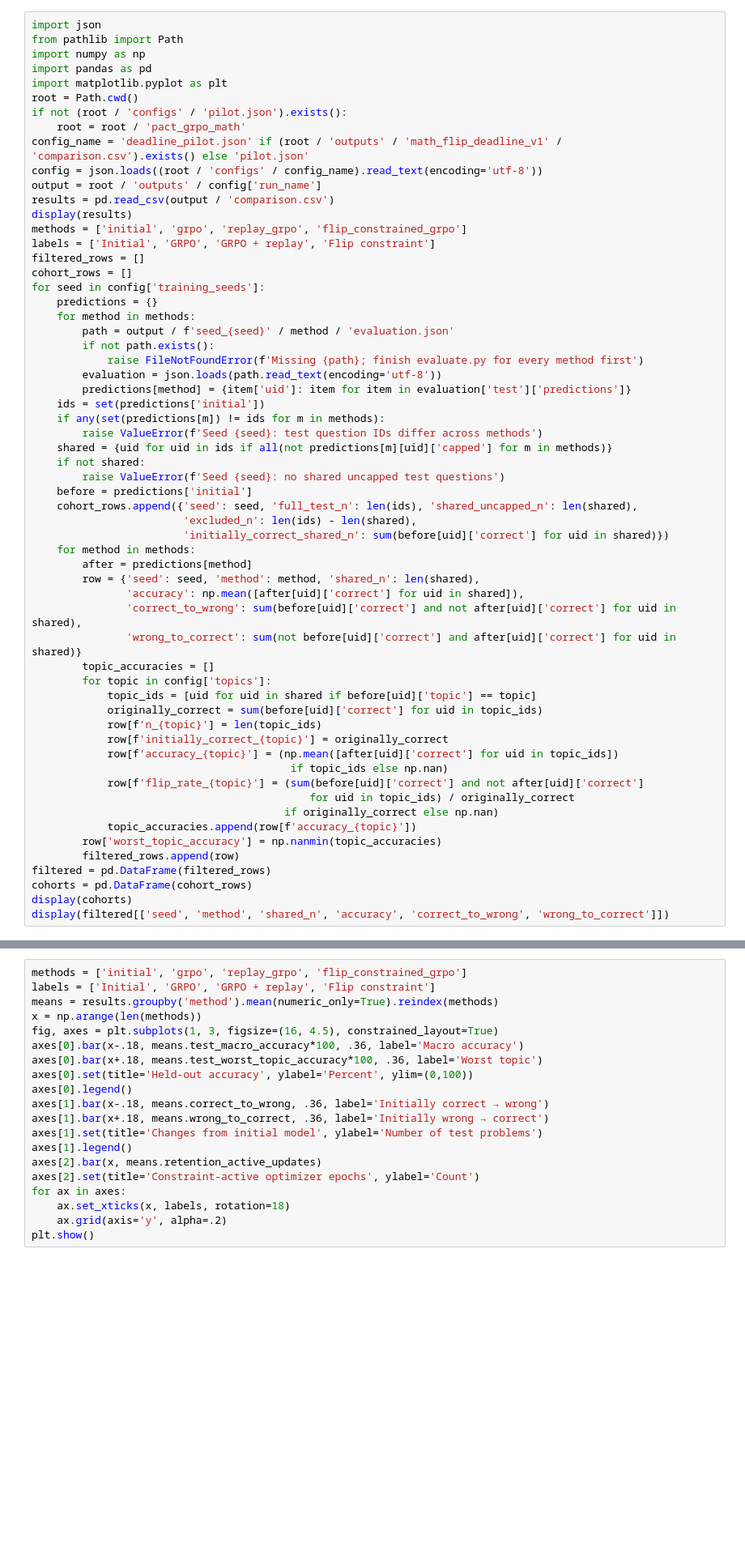
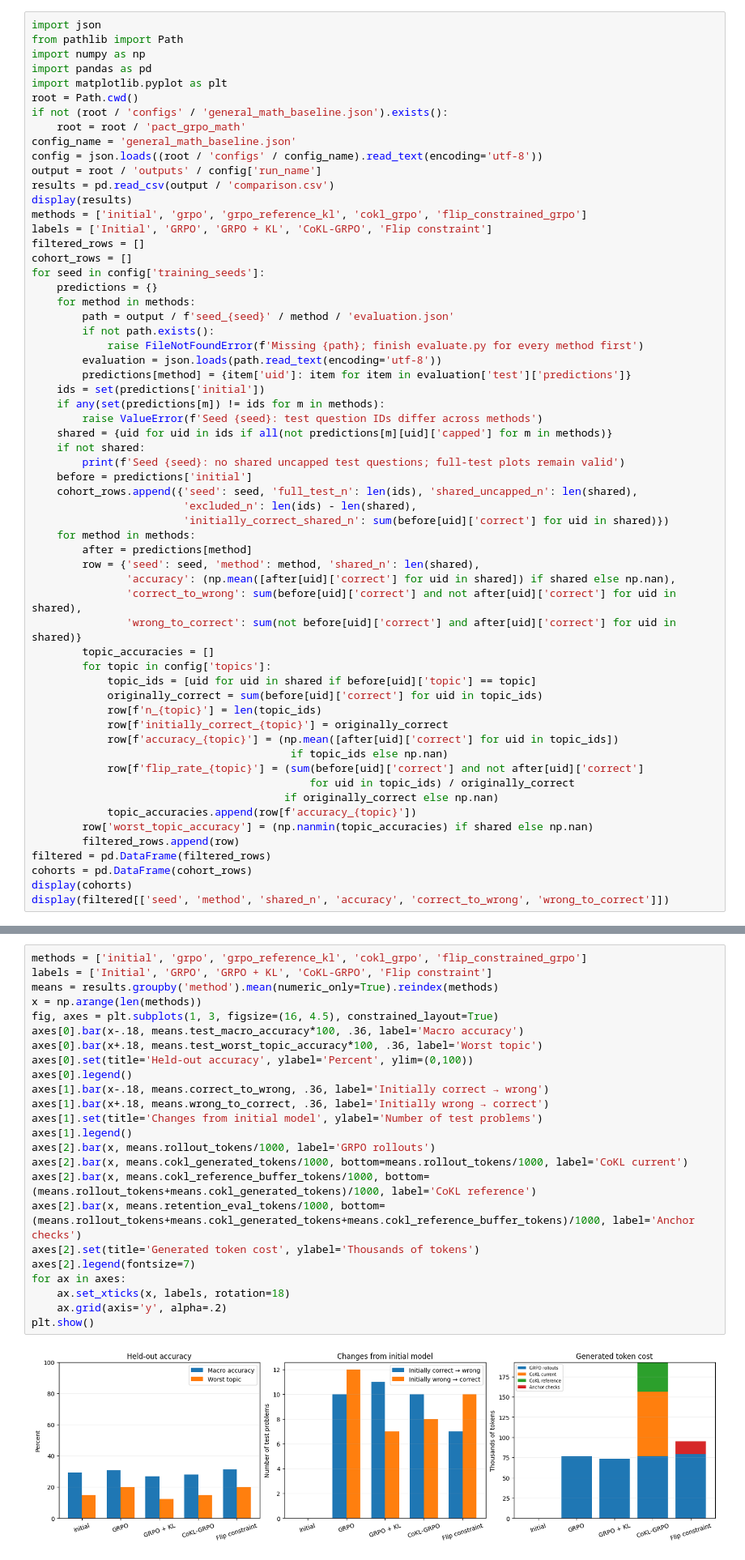
Before and after one commit to longbui125/UNDONE-MATH-post-training-with-a-flip-rate-constraint, a Jupyter notebook: visualize_results.ipynb, the cells around one changed output, grey strips where cells are left out. Shown at 81% size. Saved outputs shown, nothing was run; the diff lists cells and outputs as text; blank space fills up the shorter version.

Commit message:
Update multi-topic GRPO baselines and seed-42 results

```diff
--- a/visualize_results.ipynb
+++ b/visualize_results.ipynb
@@ -8,15 +8,15 @@ import numpy as np
 import pandas as pd
 import matplotlib.pyplot as plt
 root = Path.cwd()
-if not (root / 'configs' / 'pilot.json').exists():
+if not (root / 'configs' / 'general_math_baseline.json').exists():
     root = root / 'pact_grpo_math'
-config_name = 'deadline_pilot.json' if (root / 'outputs' / 'math_flip_deadline_v1' / 'comparison.csv').exists() else 'pilot.json'
+config_name = 'general_math_baseline.json'
 config = json.loads((root / 'configs' / config_name).read_text(encoding='utf-8'))
 output = root / 'outputs' / config['run_name']
 results = pd.read_csv(output / 'comparison.csv')
 display(results)
-methods = ['initial', 'grpo', 'replay_grpo', 'flip_constrained_grpo']
-labels = ['Initial', 'GRPO', 'GRPO + replay', 'Flip constraint']
+methods = ['initial', 'grpo', 'grpo_reference_kl', 'cokl_grpo', 'flip_constrained_grpo']
+labels = ['Initial', 'GRPO', 'GRPO + KL', 'CoKL-GRPO', 'Flip constraint']
 filtered_rows = []
 cohort_rows = []
 for seed in config['training_seeds']:
@@ -32,7 +32,7 @@ for seed in config['training_seeds']:
         raise ValueError(f'Seed {seed}: test question IDs differ across methods')
     shared = {uid for uid in ids if all(not predictions[m][uid]['capped'] for m in methods)}
     if not shared:
-        raise ValueError(f'Seed {seed}: no shared uncapped test questions')
+        print(f'Seed {seed}: no shared uncapped test questions; full-test plots remain valid')
     before = predictions['initial']
     cohort_rows.append({'seed': seed, 'full_test_n': len(ids), 'shared_uncapped_n': len(shared),
                         'excluded_n': len(ids) - len(shared),
@@ -40,7 +40,7 @@ for seed in config['training_seeds']:
     for method in methods:
         after = predictions[method]
         row = {'seed': seed, 'method': method, 'shared_n': len(shared),
-               'accuracy': np.mean([after[uid]['correct'] for uid in shared]),
+               'accuracy': (np.mean([after[uid]['correct'] for uid in shared]) if shared else np.nan),
                'correct_to_wrong': sum(before[uid]['correct'] and not after[uid]['correct'] for uid in shared),
                'wrong_to_correct': sum(not before[uid]['correct'] and after[uid]['correct'] for uid in shared)}
         topic_accuracies = []
@@ -55,7 +55,7 @@ for seed in config['training_seeds']:
                                             for uid in topic_ids) / originally_correct
                                         if originally_correct else np.nan)
             topic_accuracies.append(row[f'accuracy_{topic}'])
-        row['worst_topic_accuracy'] = np.nanmin(topic_accuracies)
+        row['worst_topic_accuracy'] = (np.nanmin(topic_accuracies) if shared else np.nan)
         filtered_rows.append(row)
 filtered = pd.DataFrame(filtered_rows)
 cohorts = pd.DataFrame(cohort_rows)
@@ -64,23 +80,29 @@ display(filtered[['seed', 'method', 'shared_n', 'accuracy', 'correct_to_wrong',
 # %%
-methods = ['initial', 'grpo', 'replay_grpo', 'flip_constrained_grpo']
-labels = ['Initial', 'GRPO', 'GRPO + replay', 'Flip constraint']
+methods = ['initial', 'grpo', 'grpo_reference_kl', 'cokl_grpo', 'flip_constrained_grpo']
+labels = ['Initial', 'GRPO', 'GRPO + KL', 'CoKL-GRPO', 'Flip constraint']
 means = results.groupby('method').mean(numeric_only=True).reindex(methods)
 x = np.arange(len(methods))
 fig, axes = plt.subplots(1, 3, figsize=(16, 4.5), constrained_layout=True)
 axes[0].bar(x-.18, means.test_macro_accuracy*100, .36, label='Macro accuracy')
 axes[0].bar(x+.18, means.test_worst_topic_accuracy*100, .36, label='Worst topic')
 axes[0].set(title='Held-out accuracy', ylabel='Percent', ylim=(0,100))
 axes[0].legend()
 axes[1].bar(x-.18, means.correct_to_wrong, .36, label='Initially correct → wrong')
 axes[1].bar(x+.18, means.wrong_to_correct, .36, label='Initially wrong → correct')
 axes[1].set(title='Changes from initial model', ylabel='Number of test problems')
 axes[1].legend()
-axes[2].bar(x, means.retention_active_updates)
-axes[2].set(title='Constraint-active optimizer epochs', ylabel='Count')
+axes[2].bar(x, means.rollout_tokens/1000, label='GRPO rollouts')
+axes[2].bar(x, means.cokl_generated_tokens/1000, bottom=means.rollout_tokens/1000, label='CoKL current')
+axes[2].bar(x, means.cokl_reference_buffer_tokens/1000, bottom=(means.rollout_tokens+means.cokl_generated_tokens)/1000, label='CoKL reference')
+axes[2].bar(x, means.retention_eval_tokens/1000, bottom=(means.rollout_tokens+means.cokl_generated_tokens+means.cokl_reference_buffer_tokens)/1000, label='Anchor checks')
+axes[2].set(title='Generated token cost', ylabel='Thousands of tokens')
+axes[2].legend(fontsize=7)
 for ax in axes:
     ax.set_xticks(x, labels, rotation=18)
     ax.grid(axis='y', alpha=.2)
 plt.show()
+# %% [output]
+[figure, added]
 # %%
 fig, ax = plt.subplots(figsize=(10,4), constrained_layout=True)
 width = .8 / len(config['topics'])
```
Also changed, not shown: parts of 8 cells of this notebook, 20 other files.
